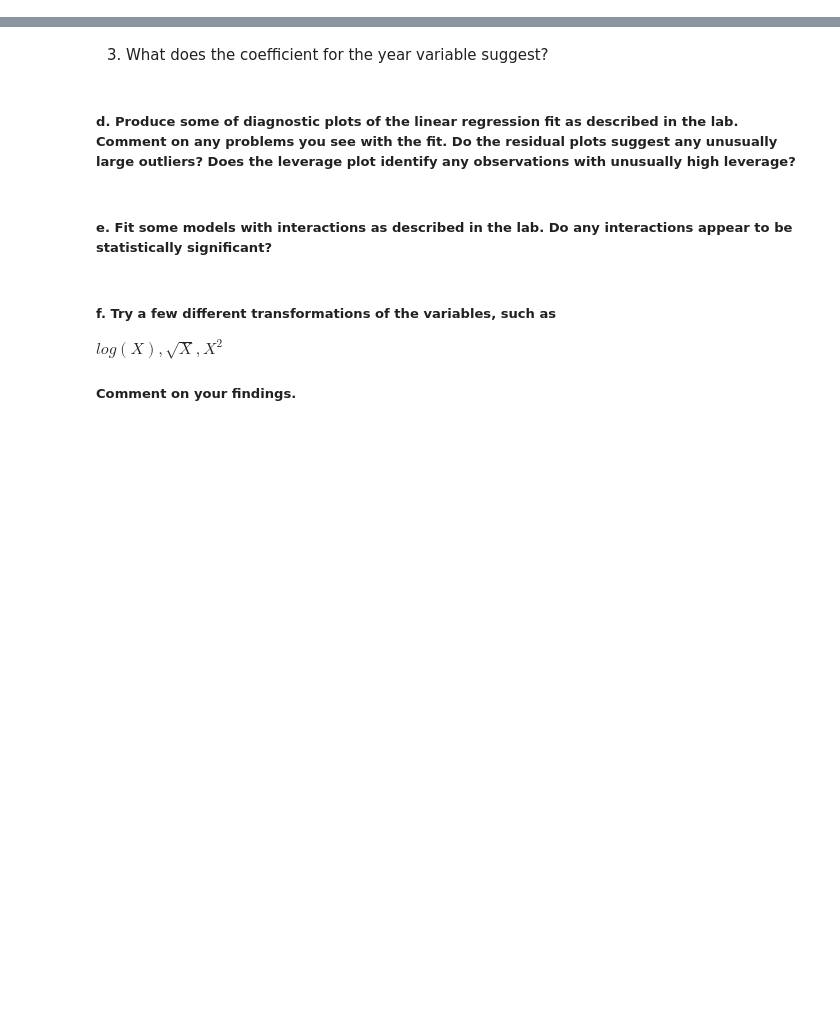
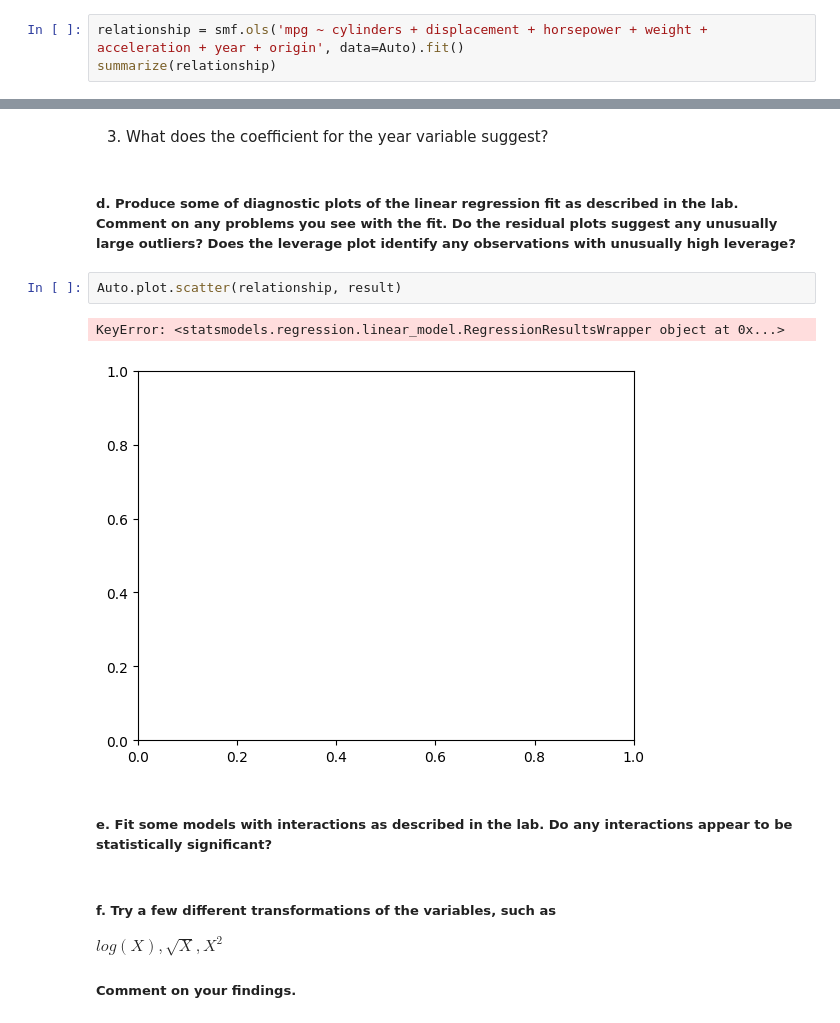
Before and after one commit to haily835/Comp-8590-Statistical-Learning, a Jupyter notebook: Assignment 2/Question 1 - Exercise 9.ipynb, the cells around one changed output, grey strips where cells are left out. Cells and saved outputs as stored; diff of their text form; blank space fills up the shorter version.

```diff
--- a/Assignment 2/Question 1 - Exercise 9.ipynb
+++ b/Assignment 2/Question 1 - Exercise 9.ipynb
@@ -69,2 +63,5 @@ strong multicollinearity or other numerical problems.
 # %% [markdown]
 1. Is there a relationship between the predictors and the response? Use the anova_lm() function from statsmodels to answer this question.
+# %%
+relationship = smf.ols('mpg ~ cylinders + displacement + horsepower + weight + acceleration + year + origin', data=Auto).fit()
+summarize(relationship)
@@ -74,6 +81,11 @@ strong multicollinearity or other numerical problems.
 3. What does the coefficient for the year variable suggest?
 # %% [markdown]
 ##### d. Produce some of diagnostic plots of the linear regression fit as described in the lab. Comment on any problems you see with the fit. Do the residual plots suggest any unusually large outliers? Does the leverage plot identify any observations with unusually high leverage?
+# %%
+Auto.plot.scatter(relationship, result)
+# %% [output]
+KeyError: <statsmodels.regression.linear_model.RegressionResultsWrapper object at 0x...>
+[figure, added]
 # %% [markdown]
 ##### e. Fit some models with interactions as described in the lab. Do any interactions appear to be statistically significant?
 # %% [markdown]
```
Also changed, not shown: parts of 6 cells of this notebook.
